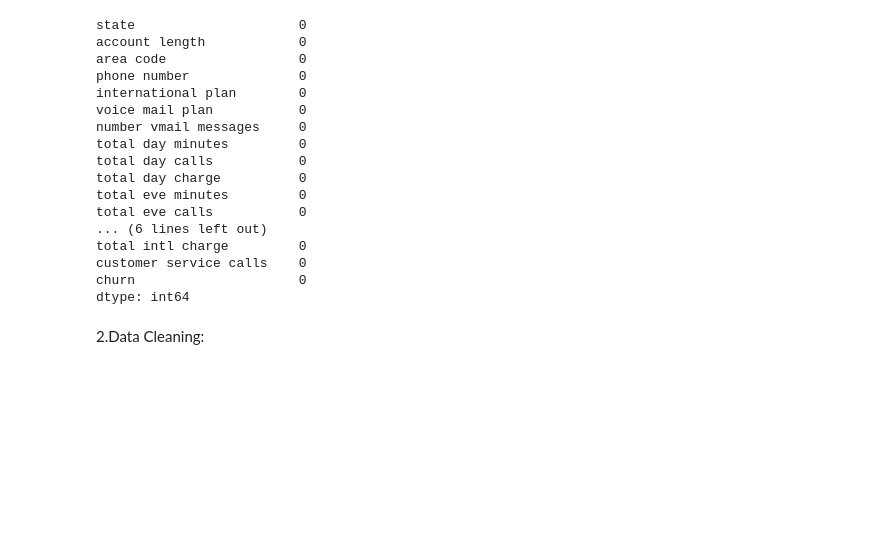
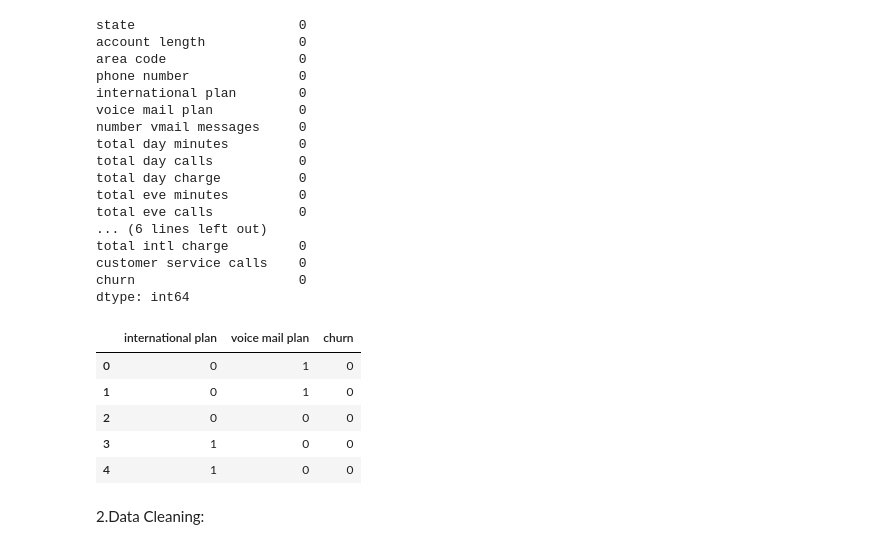
Before and after one commit to hanifa331/customer-churn, a Jupyter notebook: studenth.ipynb, the cells around one changed output. Saved outputs shown, nothing was run; the diff lists cells and outputs as text; code cells hidden in the pictures; blank space fills up the shorter version.

```diff
--- a/studenth.ipynb
+++ b/studenth.ipynb
@@ -157,6 +159,25 @@ total intl charge         0
 customer service calls    0
 churn                     0
 dtype: int64
+# %%
+# Check for duplicates
+df.duplicated().sum()
+
+# Drop any duplicates
+df = df.drop_duplicates()
+
+# Check data types
+df.dtypes
+
+# Confirm categorical features are encoded (0/1)
+df[['international plan', 'voice mail plan', 'churn']].head()
+# %% [output]
+|  | international plan | voice mail plan | churn |
+| 0 | 0 | 1 | 0 |
+| 1 | 0 | 1 | 0 |
+| 2 | 0 | 0 | 0 |
+| 3 | 1 | 0 | 0 |
+| 4 | 1 | 0 | 0 |
 # %% [markdown]
 2.Data Cleaning:
 # %%
```
Also changed, not shown: parts of 2 cells of this notebook.
